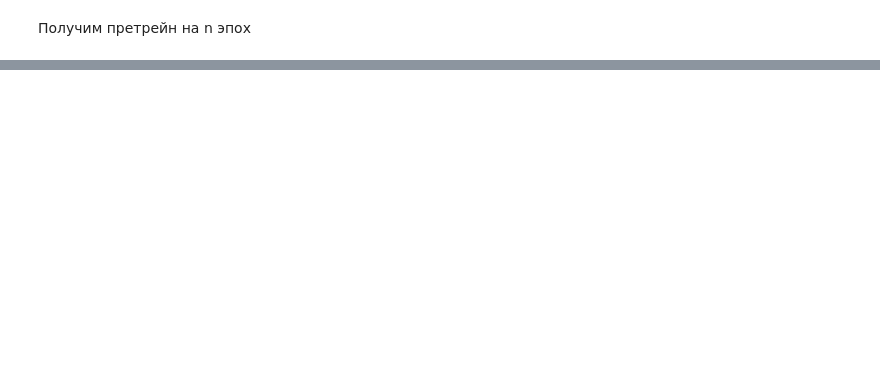
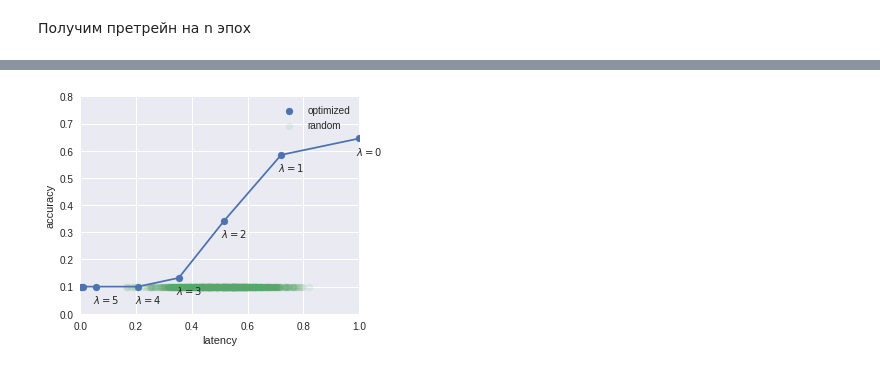
Before and after one commit to intsystems/2023-Problem-140, a Jupyter notebook: code/basic_experiment.ipynb, the cells around one changed output, grey strips where cells are left out. Saved outputs shown, nothing was run; the diff lists cells and outputs as text; code cells hidden in the pictures; blank space fills up the shorter version.

```diff
--- a/code/basic_experiment.ipynb
+++ b/code/basic_experiment.ipynb
@@ -347,0 +225,38 @@ plt.savefig('/content/drive/MyDrive/m1p/figs/accuracy_versus_lambda.png', bbox_i
+# %%
+N_RANDOM = 1000
+
+random_accs = []
+random_lats = []
+
+gammas_prob = torch.tensor([0.5]*60).to(device)
+
+for i in tqdm(range(N_RANDOM), total=N_RANDOM):
+    discrete_imodel.gammas.data = torch.bernoulli(gammas_prob)
+    acc, _, lat = validate(discrete_imodel, test_dl, device, ACC | LAT)
+
+    random_accs.append(acc)
+    random_lats.append(lat)
+# %%
+plt.figure(figsize=(5,4))
+
+plt.scatter(lats, accs, label='optimized')
+plt.plot(lats, accs)
+
+plt.scatter(random_lats, random_accs, label='random', alpha=0.1)
+
+for i, (lat, acc) in enumerate(zip(lats, accs)):
+    if i == 6:
+        break
+    plt.text(lat-0.01, acc-0.06, rf'$\lambda={i}$')
+
+plt.xlabel('latency')
+plt.ylabel('accuracy')
+
+plt.xlim((0,1))
+plt.ylim((0,0.8))
+
+plt.legend()
+
+plt.savefig(f'{figures}/acc_vs_lat.png', bbox_inches='tight')
+# %% [output]
+[figure, added]
```
Also changed, not shown: parts of 33 cells of this notebook.
